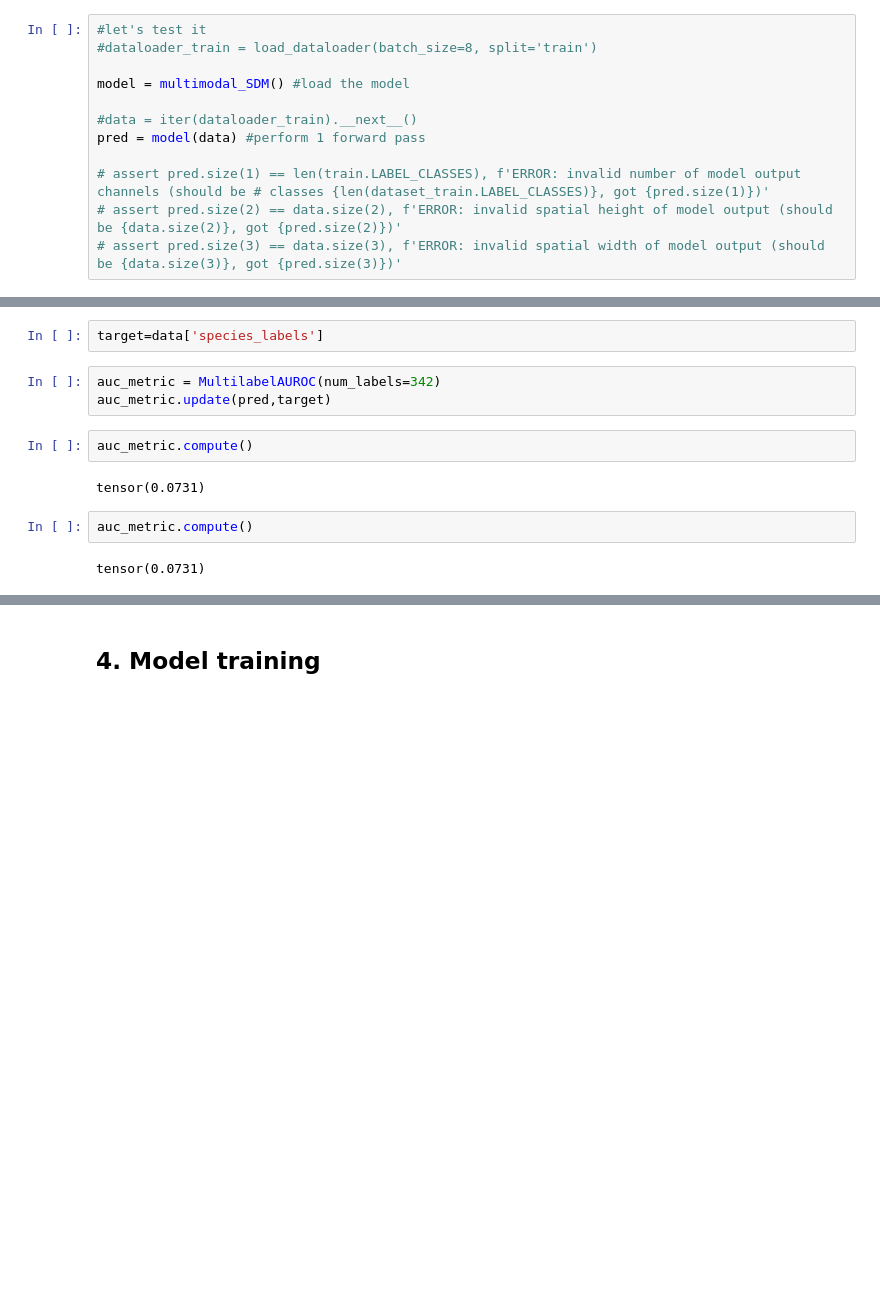
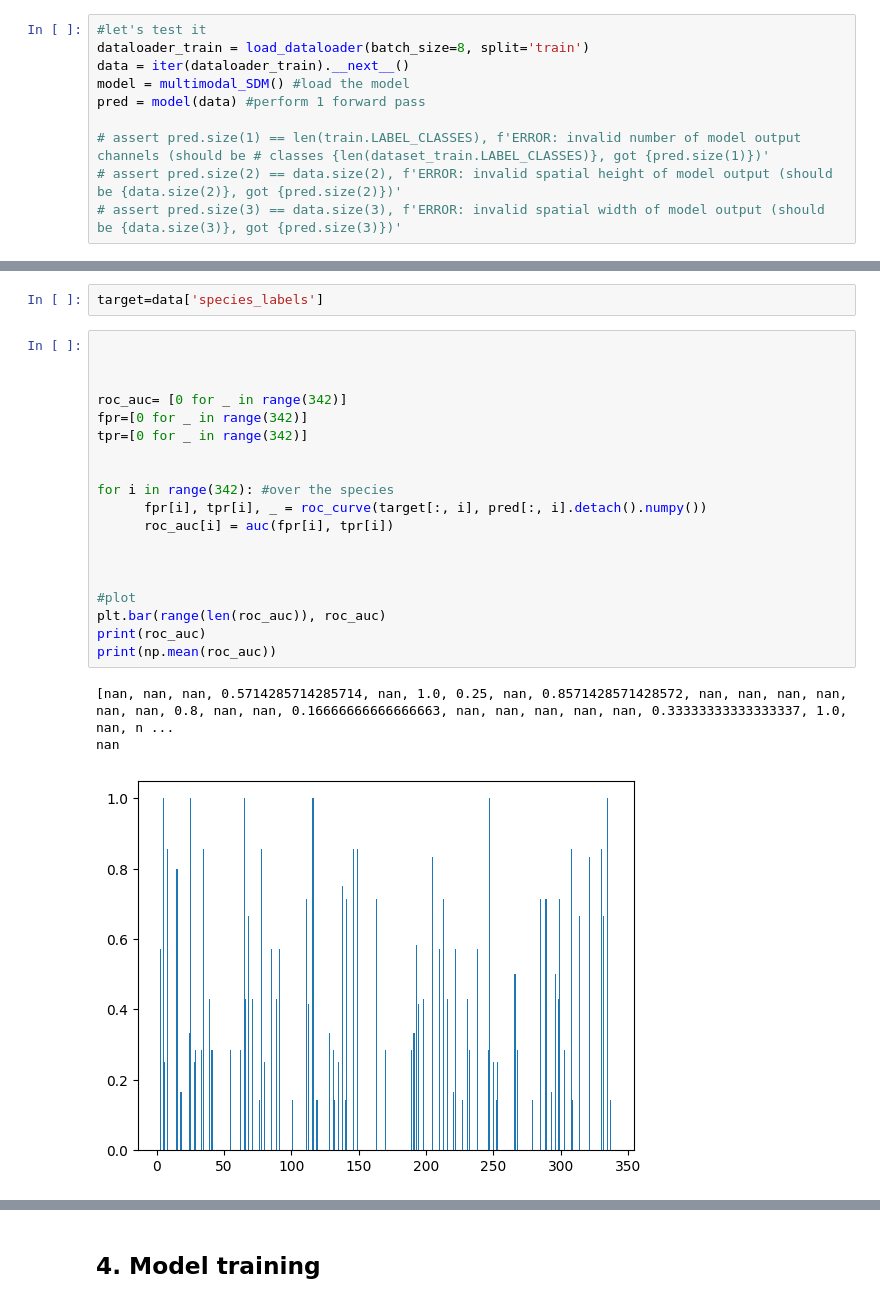
Before and after one commit to AstroAure/IPEO-Species-distribution, a Jupyter notebook: test_multimodal_SDM.ipynb, the cells around one changed output, grey strips where cells are left out. Cells and saved outputs as stored; diff of their text form; blank space fills up the shorter version.

```diff
--- a/test_multimodal_SDM.ipynb
+++ b/test_multimodal_SDM.ipynb
@@ -180,11 +180,9 @@ class multimodal_SDM (nn.Module): #heritates from class nn.Module
 dict_keys(['survey_id', 'lon', 'lat', 'env_variables', 'landsat_timeseries', 'satellite_patch', 'species_labels'])
 # %%
 #let's test it
-#dataloader_train = load_dataloader(batch_size=8, split='train')
-
+dataloader_train = load_dataloader(batch_size=8, split='train')
+data = iter(dataloader_train).__next__()
 model = multimodal_SDM() #load the model
-
-#data = iter(dataloader_train).__next__()
 pred = model(data) #perform 1 forward pass
 
 # assert pred.size(1) == len(train.LABEL_CLASSES), f'ERROR: invalid number of model output channels (should be # classes {len(dataset_train.LABEL_CLASSES)}, got {pred.size(1)})'
@@ -195,13 +195,25 @@ from torchmetrics.classification import MultilabelAUROC
 # %%
 target=data['species_labels']
 # %%
-auc_metric = MultilabelAUROC(num_labels=342)
-auc_metric.update(pred,target)
+
+
+
+roc_auc= [0 for _ in range(342)]
+fpr=[0 for _ in range(342)]
+tpr=[0 for _ in range(342)]
+
+
+for i in range(342): #over the species
+      fpr[i], tpr[i], _ = roc_curve(target[:, i], pred[:, i].detach().numpy())
+      roc_auc[i] = auc(fpr[i], tpr[i])
+
+
+
+#plot
+plt.bar(range(len(roc_auc)), roc_auc)
+print(roc_auc)
+print(np.mean(roc_auc))
+# %% [output]
+[nan, nan, nan, 0.5714285714285714, nan, 1.0, 0.25, nan, 0.8571428571428572, nan, nan, nan, nan, nan, nan, 0.8, nan, nan, 0.16666666666666663, nan, nan, nan, nan, nan, 0.33333333333333337, 1.0, nan, n ...
+nan
+[figure, added]
-# %%
-auc_metric.compute()
-# %% [output]
-tensor(0.0731)
-# %%
-auc_metric.compute()
-# %% [output]
-tensor(0.0731)
```
Also changed, not shown: parts of 9 cells of this notebook, 1 other file.
